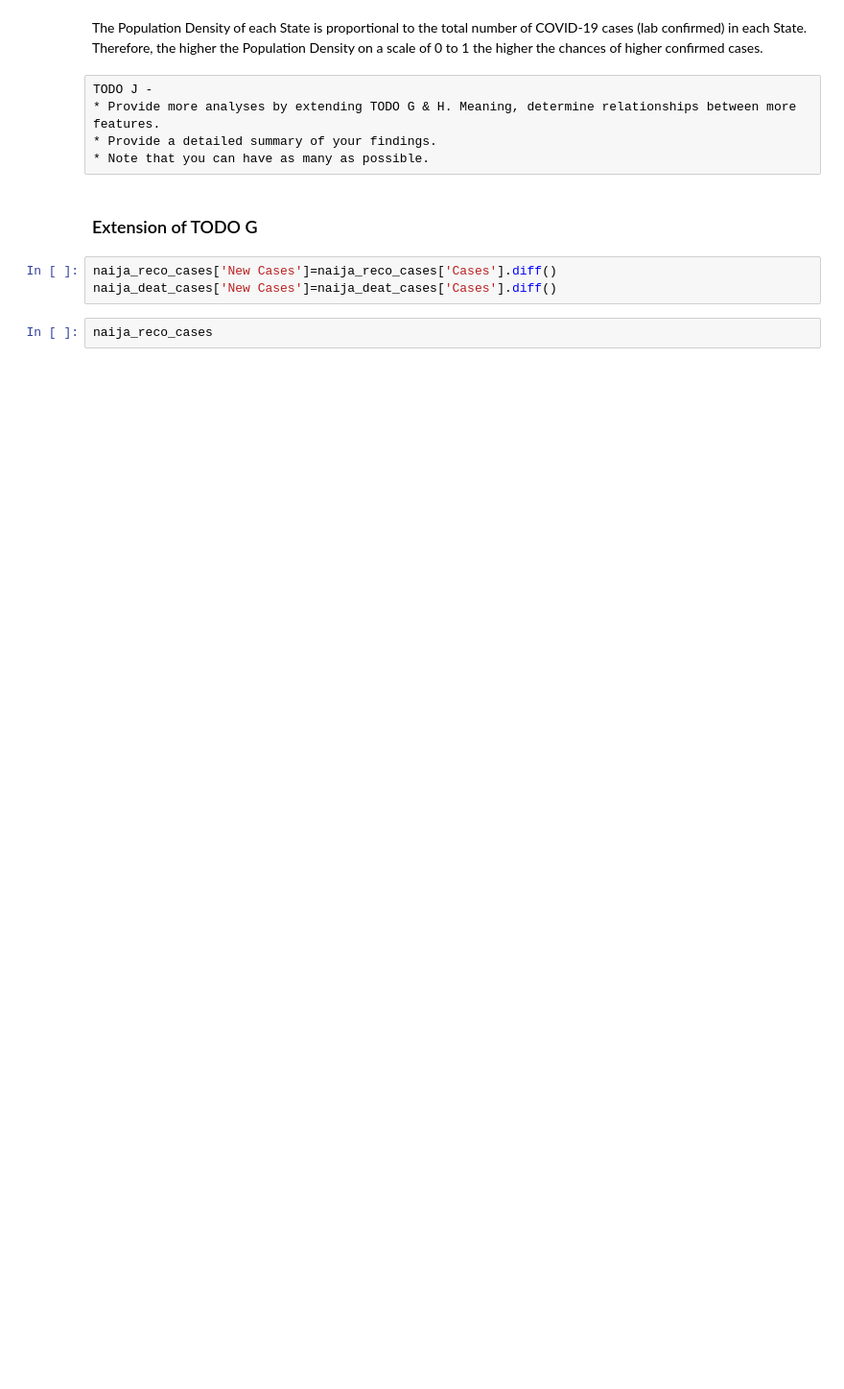
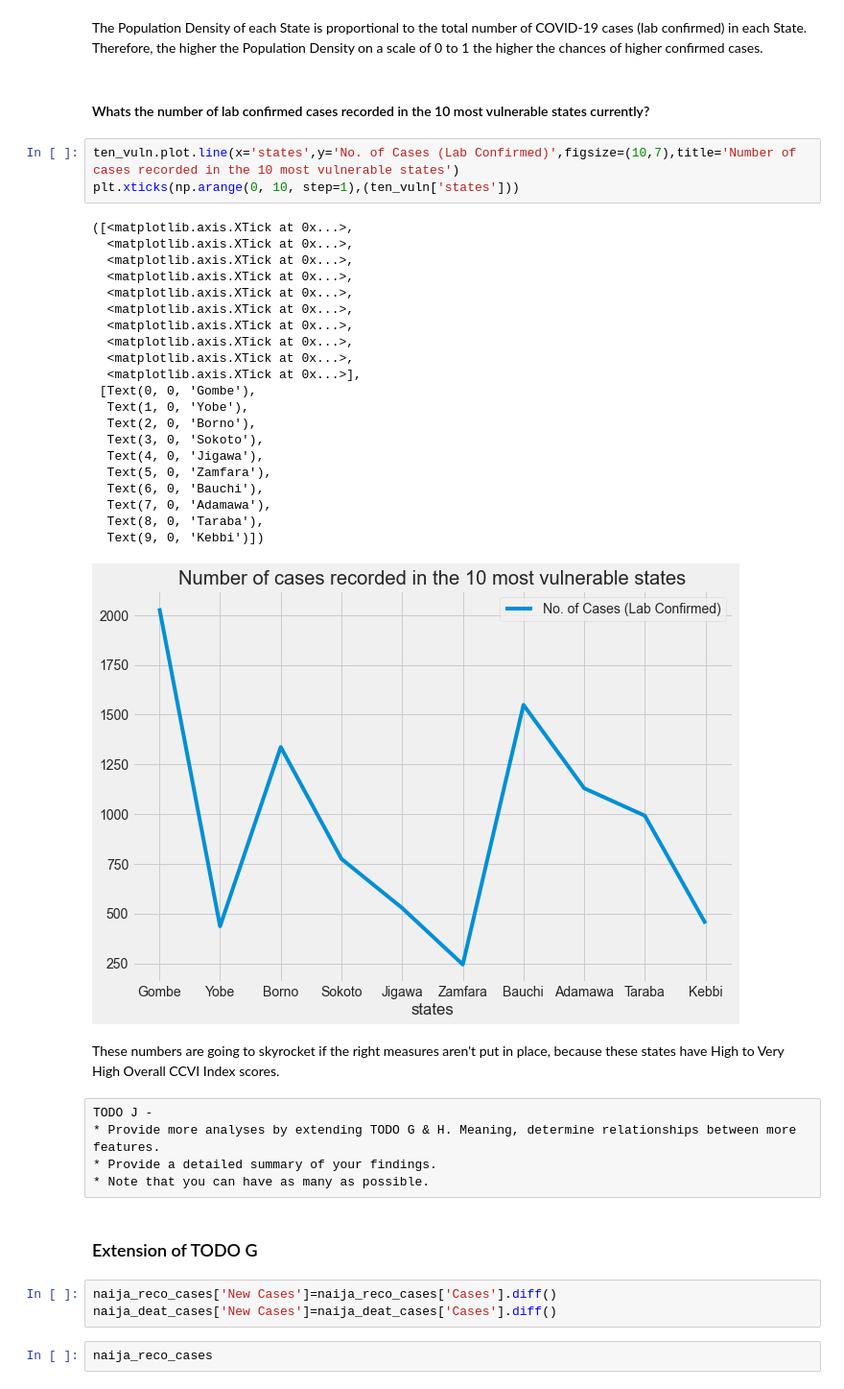
Before and after one commit to vaipn/Nigeria-COVID-19-Data-Analysis-Using-Python, a Jupyter notebook: covidproject.ipynb, the cells around one changed output. Shown at 96% size. Cells and saved outputs as stored; diff of their text form; blank space fills up the shorter version.

```diff
--- a/covidproject.ipynb
+++ b/covidproject.ipynb
@@ -561,5 +578,34 @@ sns.regplot(data=ncdc_external,x='Population Density',y='No. of Cases (Lab Confi
 # %% [markdown]
 The Population Density of each State is proportional to the total number of COVID-19 cases (lab confirmed) in each State. Therefore, the higher the Population Density on a scale of 0 to 1 the higher the chances of higher confirmed cases.
+# %% [markdown]
+#### Whats the number of lab confirmed cases recorded in the 10 most vulnerable states currently?
+# %%
+ten_vuln.plot.line(x='states',y='No. of Cases (Lab Confirmed)',figsize=(10,7),title='Number of cases recorded in the 10 most vulnerable states')
+plt.xticks(np.arange(0, 10, step=1),(ten_vuln['states']))
+# %% [output]
+([<matplotlib.axis.XTick at 0x...>,
+  <matplotlib.axis.XTick at 0x...>,
+  <matplotlib.axis.XTick at 0x...>,
+  <matplotlib.axis.XTick at 0x...>,
+  <matplotlib.axis.XTick at 0x...>,
+  <matplotlib.axis.XTick at 0x...>,
+  <matplotlib.axis.XTick at 0x...>,
+  <matplotlib.axis.XTick at 0x...>,
+  <matplotlib.axis.XTick at 0x...>,
+  <matplotlib.axis.XTick at 0x...>],
+ [Text(0, 0, 'Gombe'),
+  Text(1, 0, 'Yobe'),
+  Text(2, 0, 'Borno'),
+  Text(3, 0, 'Sokoto'),
+  Text(4, 0, 'Jigawa'),
+  Text(5, 0, 'Zamfara'),
+  Text(6, 0, 'Bauchi'),
+  Text(7, 0, 'Adamawa'),
+  Text(8, 0, 'Taraba'),
+  Text(9, 0, 'Kebbi')])
+[figure, added]
+# %% [markdown]
+These numbers are going to skyrocket if the right measures aren't put in place, because these states have High to Very High Overall CCVI Index scores.
 # %% [raw]
 TODO J -
 * Provide more analyses by extending TODO G & H. Meaning, determine relationships between more features.
```
Also changed, not shown: parts of 55 cells of this notebook.
